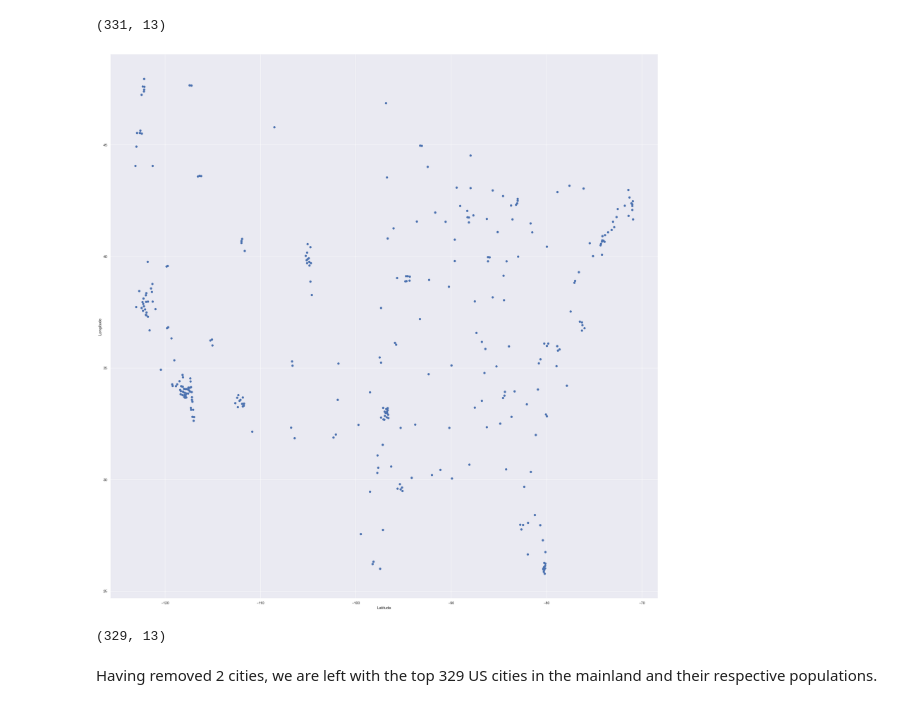
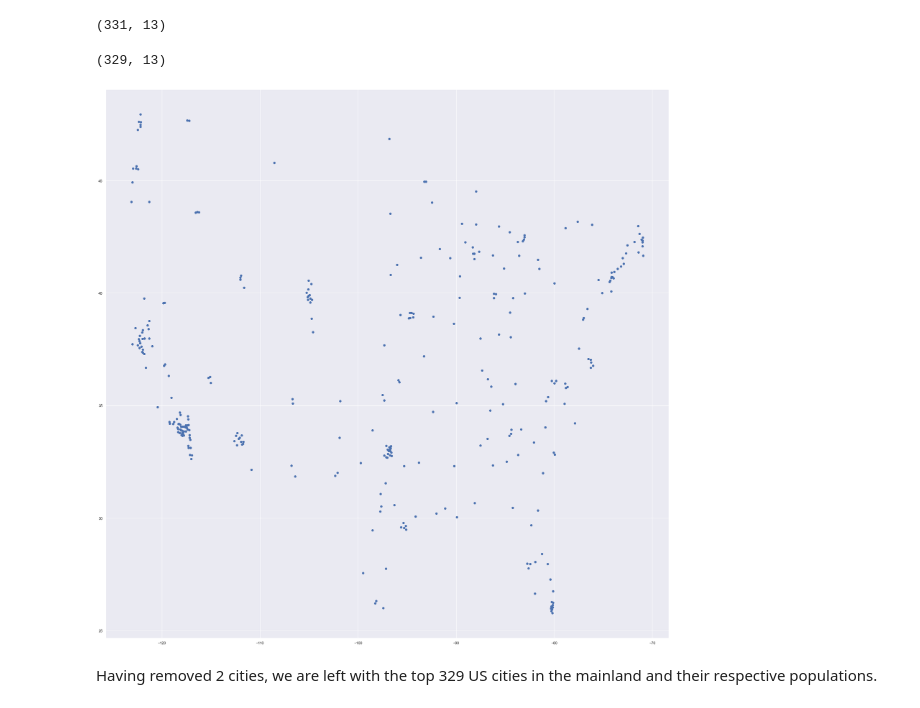
Before and after one commit to jerrell-y/SC1015-miniproj-pizza, a Jupyter notebook: Cleaning and Preparation.ipynb, the cells around one changed output. Drawn from its saved outputs; the diff is of its cells as text; code cells hidden in the pictures.

```diff
--- a/Cleaning and Preparation.ipynb
+++ b/Cleaning and Preparation.ipynb
@@ -77,19 +75,17 @@ cities.shape
 # %%
 f, axes = plt.subplots(figsize=(30,30))
 
 cities = cities[(cities['Latitude'] < 50) & (cities['Longitude'] > -140)]
 
 long_clean = cities['Longitude']
 lat_clean = cities["Latitude"]
 
 plt.scatter(long_clean,lat_clean)
-plt.xlabel('Latitude')
-plt.ylabel('Longitude')
-plt.show()
+plt.show
 cities.shape
 # %% [output]
+(329, 13)
-[figure, old version]
+[figure, new version]
-(329, 13)
 # %% [markdown]
 Having removed 2 cities, we are left with the top 329 US cities in the mainland and their respective populations.
 # %% [markdown]
```
Also changed, not shown: parts of 1 cell of this notebook, 5 other files.
